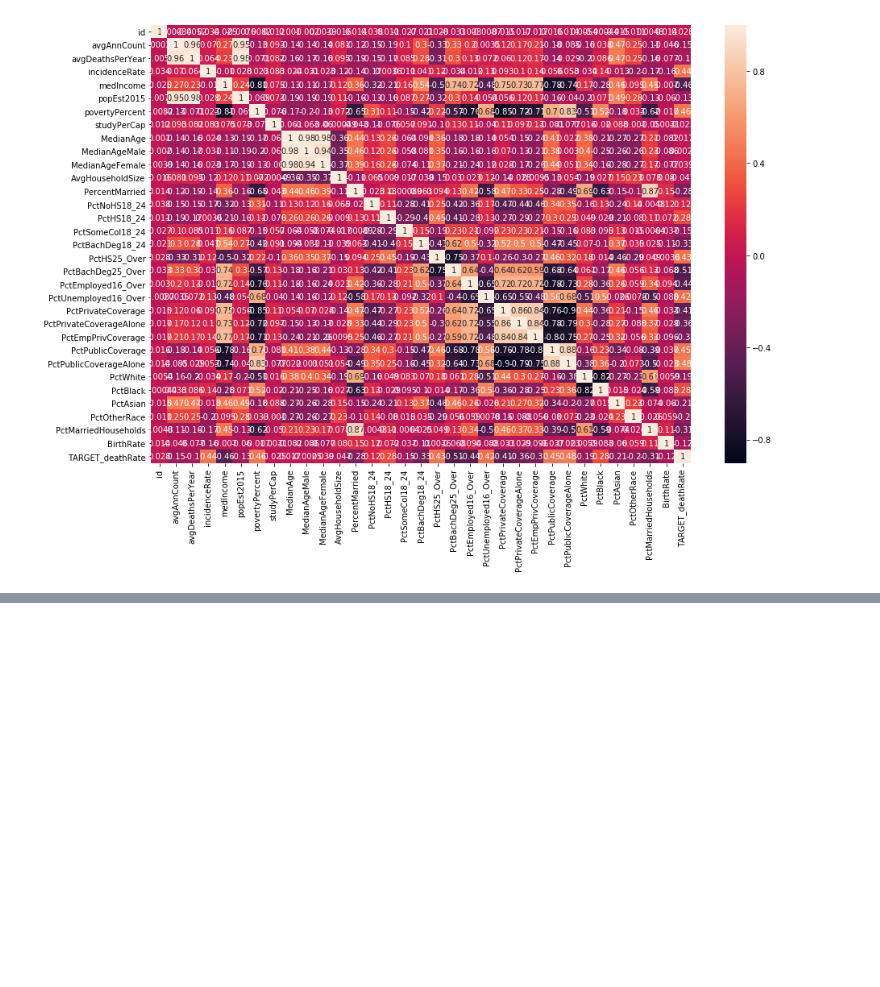
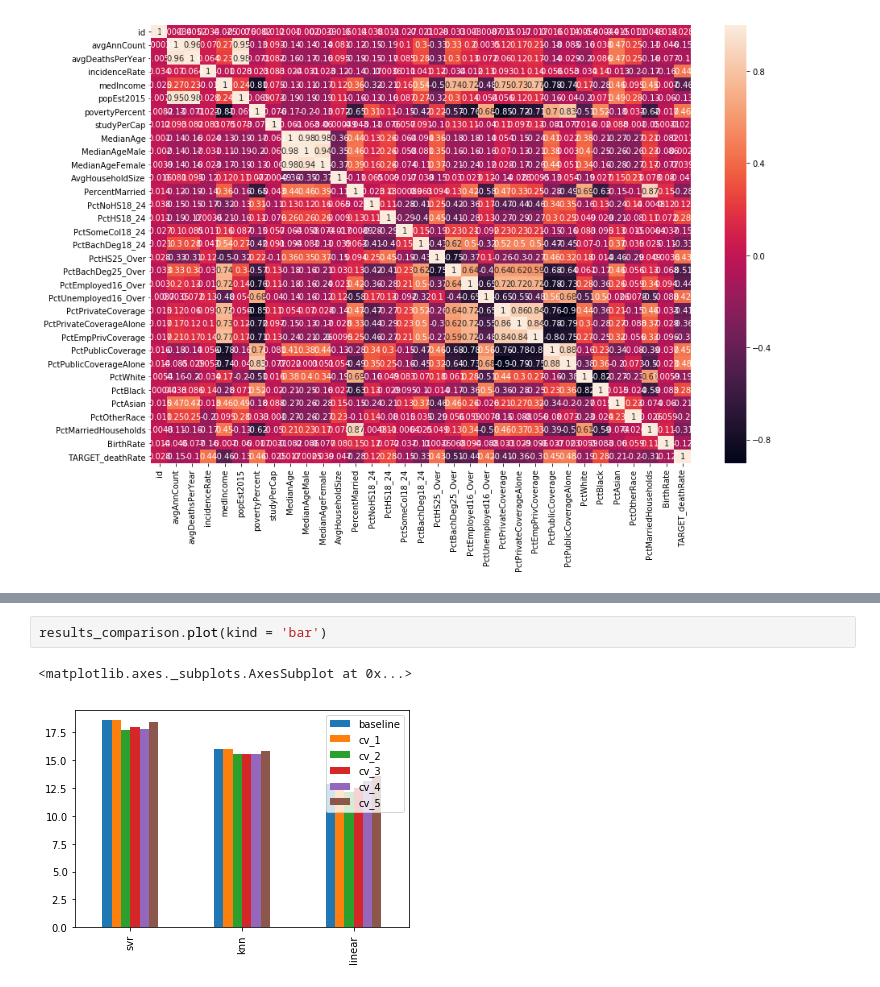
Before and after one commit to JanieTran/SCHOOL_MachineLearning, a Jupyter notebook: Assignment1/COSC2753_A1_s3623386.ipynb, the cells around one changed output, grey strips where cells are left out. Saved outputs shown, nothing was run; the diff lists cells and outputs as text; blank space fills up the shorter version.

```diff
--- a/Assignment1/COSC2753_A1_s3623386.ipynb
+++ b/Assignment1/COSC2753_A1_s3623386.ipynb
@@ -107,0 +183,5 @@ sns.heatmap(train.corr(), annot = True)
+# %%
+results_comparison.plot(kind = 'bar')
+# %% [output]
+<matplotlib.axes._subplots.AxesSubplot at 0x...>
+[figure, added]
```
Also changed, not shown: parts of 48 cells of this notebook, 2 other files.
